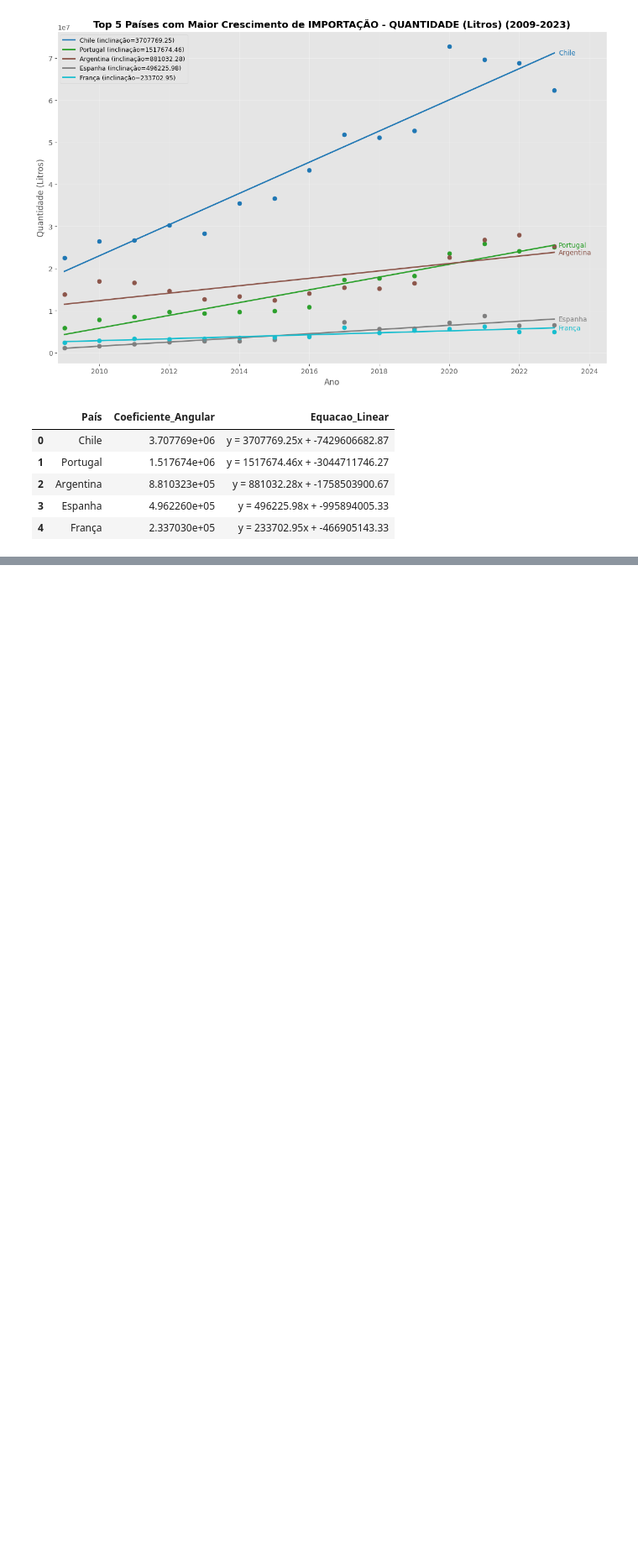
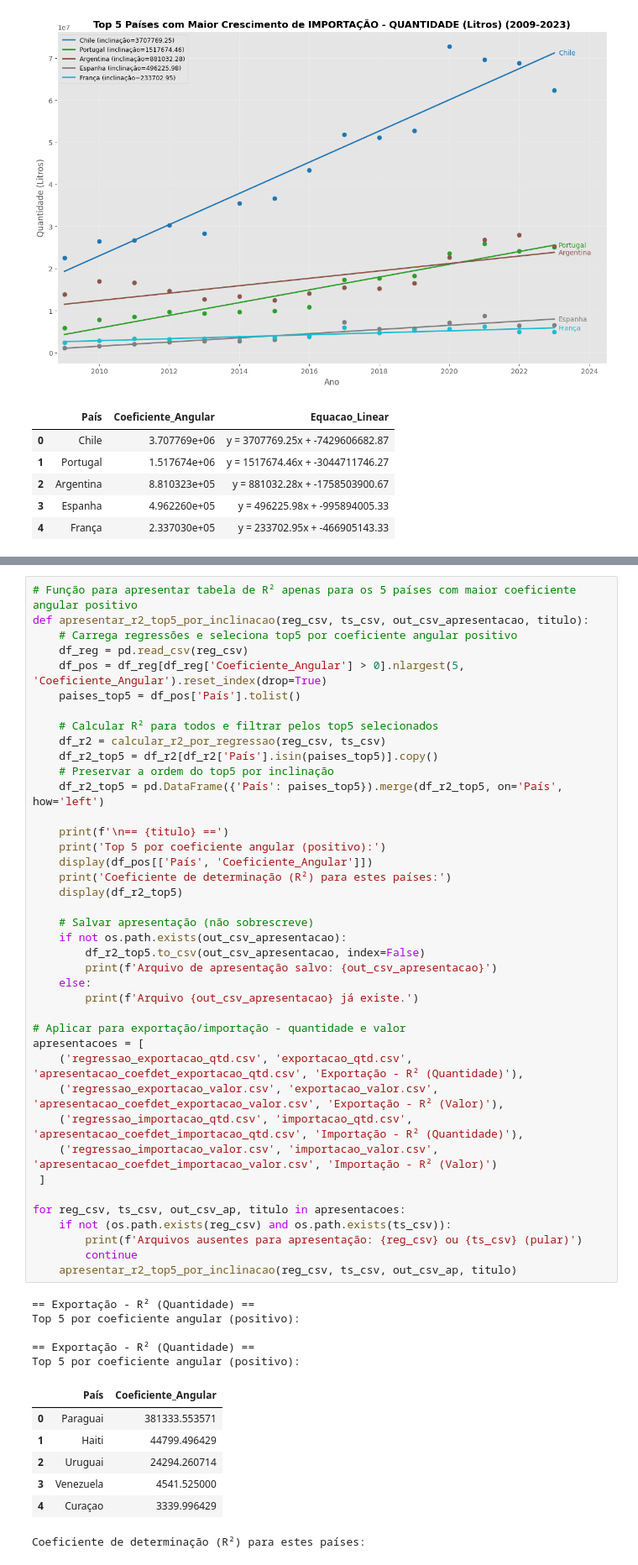
Before and after one commit to rafaellccouto/postech_analise_vinhos_comercio, a Jupyter notebook: Analise_vinhos_comercio.ipynb, the cells around one changed output, grey strips where cells are left out. Shown at 84% size. Cells and saved outputs as stored; diff of their text form; blank space fills up the shorter version.

```diff
--- a/Analise_vinhos_comercio.ipynb
+++ b/Analise_vinhos_comercio.ipynb
@@ -1179,0 +1343,53 @@ Arquivo 'top5_importacao_qtd_time.png' já existe.
+# %%
+# Função para apresentar tabela de R² apenas para os 5 países com maior coeficiente angular positivo
+def apresentar_r2_top5_por_inclinacao(reg_csv, ts_csv, out_csv_apresentacao, titulo):
+    # Carrega regressões e seleciona top5 por coeficiente angular positivo
+    df_reg = pd.read_csv(reg_csv)
+    df_pos = df_reg[df_reg['Coeficiente_Angular'] > 0].nlargest(5, 'Coeficiente_Angular').reset_index(drop=True)
+    paises_top5 = df_pos['País'].tolist()
+
+    # Calcular R² para todos e filtrar pelos top5 selecionados
+    df_r2 = calcular_r2_por_regressao(reg_csv, ts_csv)
+    df_r2_top5 = df_r2[df_r2['País'].isin(paises_top5)].copy()
+    # Preservar a ordem do top5 por inclinação
+    df_r2_top5 = pd.DataFrame({'País': paises_top5}).merge(df_r2_top5, on='País', how='left')
+
+    print(f'\n== {titulo} ==')
+    print('Top 5 por coeficiente angular (positivo):')
+    display(df_pos[['País', 'Coeficiente_Angular']])
+    print('Coeficiente de determinação (R²) para estes países:')
+    display(df_r2_top5)
+
+    # Salvar apresentação (não sobrescreve)
+    if not os.path.exists(out_csv_apresentacao):
+        df_r2_top5.to_csv(out_csv_apresentacao, index=False)
+        print(f'Arquivo de apresentação salvo: {out_csv_apresentacao}')
+    else:
+        print(f'Arquivo {out_csv_apresentacao} já existe.')
+
+# Aplicar para exportação/importação - quantidade e valor
+apresentacoes = [
+    ('regressao_exportacao_qtd.csv', 'exportacao_qtd.csv', 'apresentacao_coefdet_exportacao_qtd.csv', 'Exportação - R² (Quantidade)'),
+    ('regressao_exportacao_valor.csv', 'exportacao_valor.csv', 'apresentacao_coefdet_exportacao_valor.csv', 'Exportação - R² (Valor)'),
+    ('regressao_importacao_qtd.csv', 'importacao_qtd.csv', 'apresentacao_coefdet_importacao_qtd.csv', 'Importação - R² (Quantidade)'),
+    ('regressao_importacao_valor.csv', 'importacao_valor.csv', 'apresentacao_coefdet_importacao_valor.csv', 'Importação - R² (Valor)')
+ ]
+
+for reg_csv, ts_csv, out_csv_ap, titulo in apresentacoes:
+    if not (os.path.exists(reg_csv) and os.path.exists(ts_csv)):
+        print(f'Arquivos ausentes para apresentação: {reg_csv} ou {ts_csv} (pular)')
+        continue
+    apresentar_r2_top5_por_inclinacao(reg_csv, ts_csv, out_csv_ap, titulo)
+# %% [output]
+== Exportação - R² (Quantidade) ==
+Top 5 por coeficiente angular (positivo):
+
+== Exportação - R² (Quantidade) ==
+Top 5 por coeficiente angular (positivo):
+|  | País | Coeficiente_Angular |
+| 0 | Paraguai | 381333.553571 |
+| 1 | Haiti | 44799.496429 |
+| 2 | Uruguai | 24294.260714 |
+| 3 | Venezuela | 4541.525000 |
+| 4 | Curaçao | 3339.996429 |
+Coeficiente de determinação (R²) para estes países:
```
Also changed, not shown: parts of 12 cells of this notebook, 13 other files.
